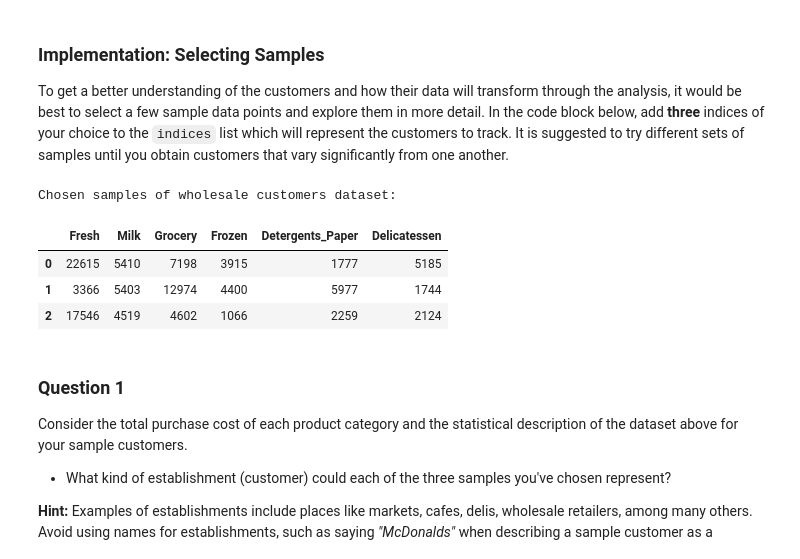
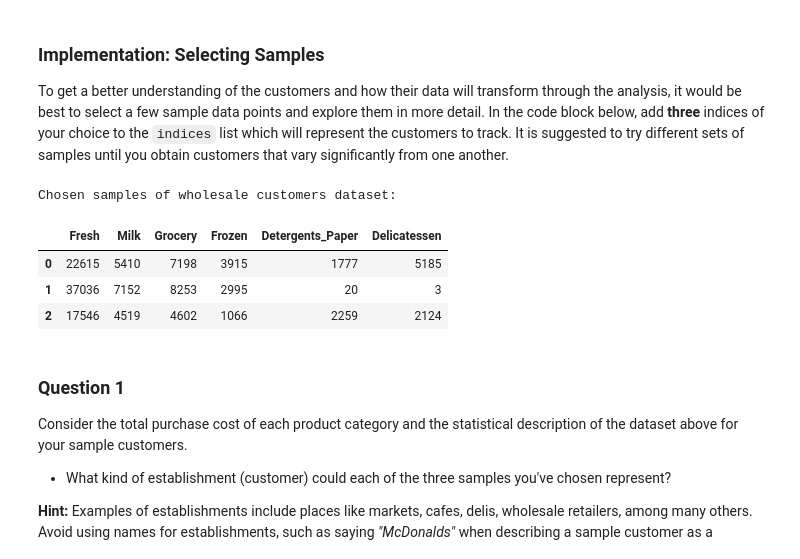
Before and after one commit to XingDYe/MLND, a Jupyter notebook: customer_segments/customer_segments.ipynb, the cells around one changed output. Saved outputs shown, nothing was run; the diff lists cells and outputs as text; code cells hidden in the pictures.

```diff
--- a/customer_segments/customer_segments.ipynb
+++ b/customer_segments/customer_segments.ipynb
@@ -60,17 +60,17 @@ display(data.describe())
 To get a better understanding of the customers and how their data will transform through the analysis, it would be best to select a few sample data points and explore them in more detail. In the code block below, add **three** indices of your choice to the `indices` list which will represent the customers to track. It is suggested to try different sets of samples until you obtain customers that vary significantly from one another.
 # %%
 # TODO: Select three indices of your choice you wish to sample from the dataset
-indices = [4, 10, 20]
+indices = [4, 142, 20]
 
 # Create a DataFrame of the chosen samples
 samples = pd.DataFrame(data.loc[indices], columns = data.keys()).reset_index(drop = True)
 print "Chosen samples of wholesale customers dataset:"
 display(samples)
 # %% [output]
 Chosen samples of wholesale customers dataset:
 |  | Fresh | Milk | Grocery | Frozen | Detergents_Paper | Delicatessen |
 | 0 | 22615 | 5410 | 7198 | 3915 | 1777 | 5185 |
-| 1 | 3366 | 5403 | 12974 | 4400 | 5977 | 1744 |
+| 1 | 37036 | 7152 | 8253 | 2995 | 20 | 3 |
 | 2 | 17546 | 4519 | 4602 | 1066 | 2259 | 2124 |
 # %% [markdown]
 ### Question 1
```
Also changed, not shown: parts of 16 cells of this notebook.
